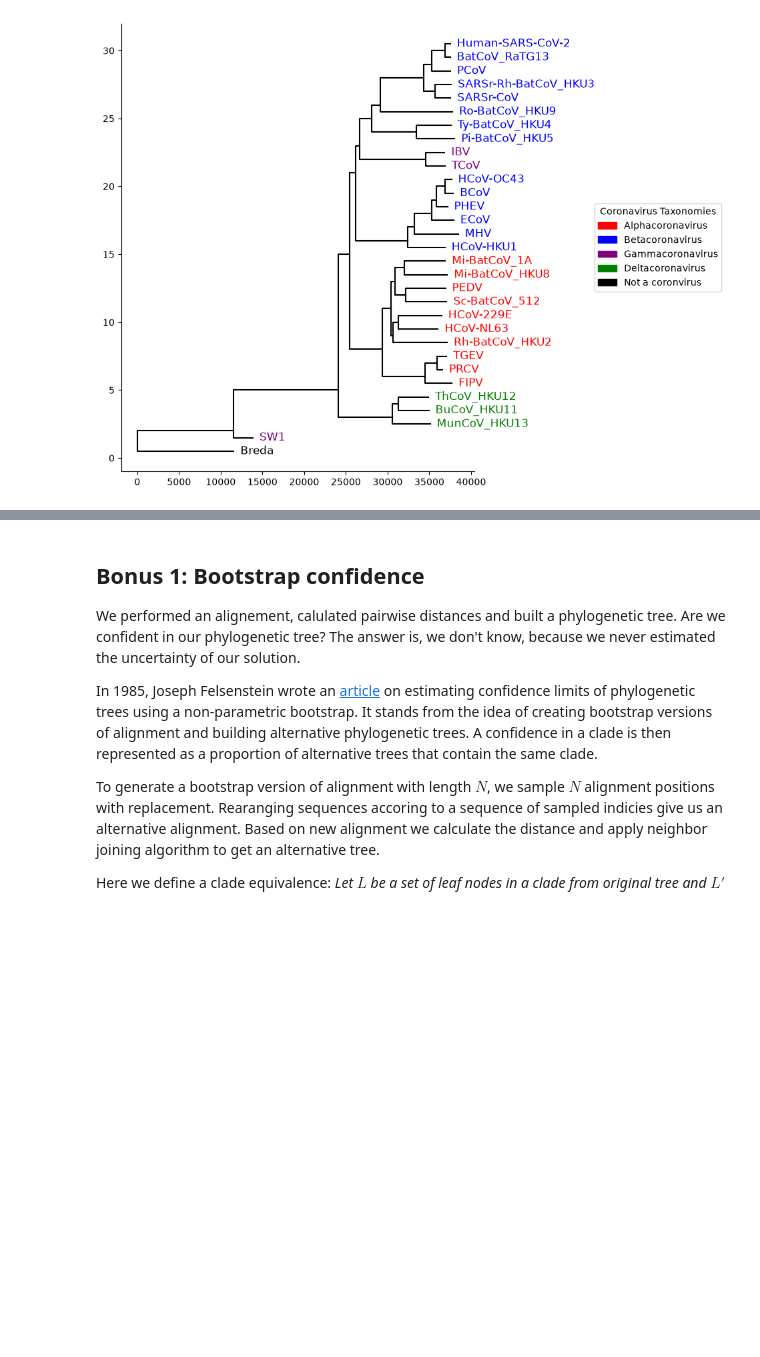
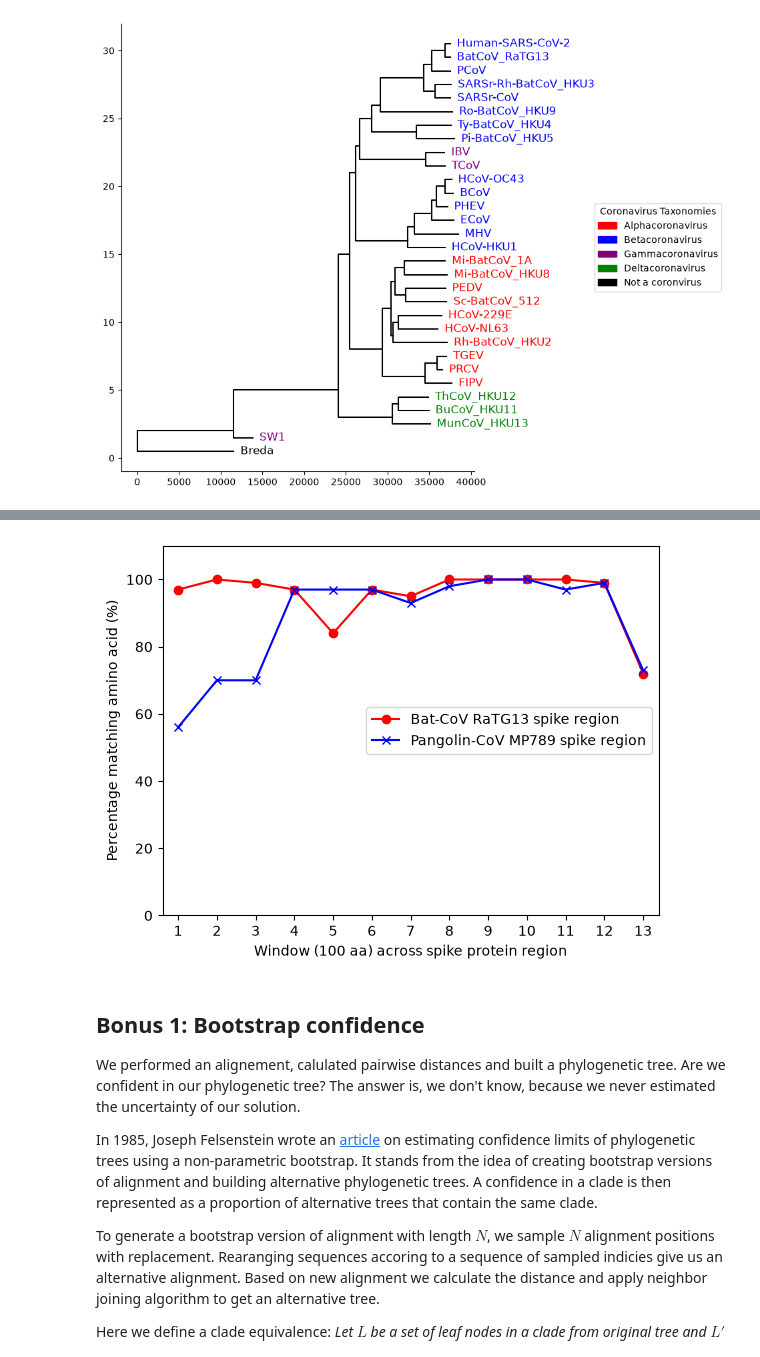
Before and after one commit to TaraMooreUNSW/assign_phylo, a Jupyter notebook: phylo_workbook.ipynb, the cells around one changed output, grey strips where cells are left out. Drawn from its saved outputs; the diff is of its cells as text; code cells hidden in the pictures; blank space fills up the shorter version.

```diff
--- a/phylo_workbook.ipynb
+++ b/phylo_workbook.ipynb
@@ -262,3 +256,77 @@ accession_codes = {
+# %%
+from helper_functions import global_alignment, scoring_blosum62
+
+accession_codes = {
+    "Human-SARS-CoV-2": "NC_045512",
+    "Bat-CoV RaTG13": "MN996532",
+    "Pangolin-CoV MP789": "MT121216",
+}
+
+spike_protein_seqs = {}
+
+# Find the spike proteins of the three viruses
+for name, code in accession_codes.items():
+    handle = Entrez.efetch(db="nucleotide", id=f"{code}", rettype="gb", retmode="text")
+    record = SeqIO.read(handle, "gb")
+    for feature in record.features:
+        if feature.type == "CDS":
+            gene_tag = feature.qualifiers.get("gene", [""])[0]
+            product_tag = feature.qualifiers.get("product", [""])[0]
+
+            if gene_tag == "S" or "spike protein" in product_tag:
+                curr_spike_seq = feature.qualifiers.get("translation", [""])[0]
+                spike_protein_seqs[code] = curr_spike_seq
+
+# align the sequences with each other using your global alignment implementation from the previous assignment.
+# need to compute two alignments: human to bat and human to pangolin
+human_aligned_1, bat_aligned, human_bat_score = global_alignment(spike_protein_seqs["NC_045512"], spike_protein_seqs["MN996532"], scoring_blosum62)
+human_aligned_2, pangolin_aligned, human_pangolin_score = global_alignment(spike_protein_seqs["NC_045512"], spike_protein_seqs["MT121216"], scoring_blosum62)
+
+
+# Find the RBD of SARS-CoV-2 [NCBI graphical view of the SARS-CoV-2 genome]
+# 21563..25384
+# and look at the aminoacid similarity inside and outside the RBD.
+
+# we will use a sliding window approach to calculate the similarity between sequences.
+# Calculate the average number of matching amino acids for each window location in the alignment and plot the resulting similarity sequence.
+# A window size of 100 is a good starting point.
+# Perform this sliding window approach for both alignments and plot both similarity sequences in a single figure.
+WINDOW_SIZE = 100 # amino acids
+match_aa_bat = []
+match_aa_pang = []
+
+for i in range(0, len(human_aligned_1), WINDOW_SIZE):
+    match_aa_bat.append(sum(a == b for a, b in zip(human_aligned_1[i:i+WINDOW_SIZE], bat_aligned[i:i+WINDOW_SIZE])))
+
+for i in range(0, len(human_aligned_2), WINDOW_SIZE):
+    match_aa_pang.append(sum(a == b for a, b in zip(human_aligned_2[i:i+WINDOW_SIZE], pangolin_aligned[i:i+WINDOW_SIZE])))
+
+avg_match_bat = sum(match_aa_bat) / len(match_aa_bat)
+avg_match_pang = sum(match_aa_pang) / len(match_aa_pang)
+
+# Create a visualization similar to the one in Fig. 2a from [the original Nature paper]
+# to compare the human-to-bat and the human-to-pangolin alignments.
+# plot of matches
+fig, ax = plt.subplots()
+
+x_ind_bat = range(1, len(match_aa_bat) + 1)
+x_ind_pang = range(1, len(match_aa_pang) + 1)
+
+ax.plot(x_ind_bat, match_aa_bat, label="Bat-CoV RaTG13 spike region", color="red", marker="o")
+ax.plot(x_ind_pang, match_aa_pang, label="Pangolin-CoV MP789 spike region", color="blue", marker='x')
+ax.legend(loc="center right")
+
+ax.set_xlabel("Window number (100 aa) across spike protein region")
+ax.set_ylabel("Percentage matching amino acid (%)")
+
+plt.ylim(0, 110)
+plt.xticks(range(1, len(match_aa_bat) + 1, 1))
+x_padding = 0.4
+plt.xlim(1 - x_padding, len(match_aa_bat) + x_padding)
+
+plt.savefig('recombination.svg')
+# %% [output]
+[figure, added]
 # %%
 recombination_inside_rbd = """
 Which coronavirus is more similar to SARS-CoV-2 inside the RBD and which is more similar outside the RBD?
```
Also changed, not shown: parts of 2 cells of this notebook, 2 other files.
